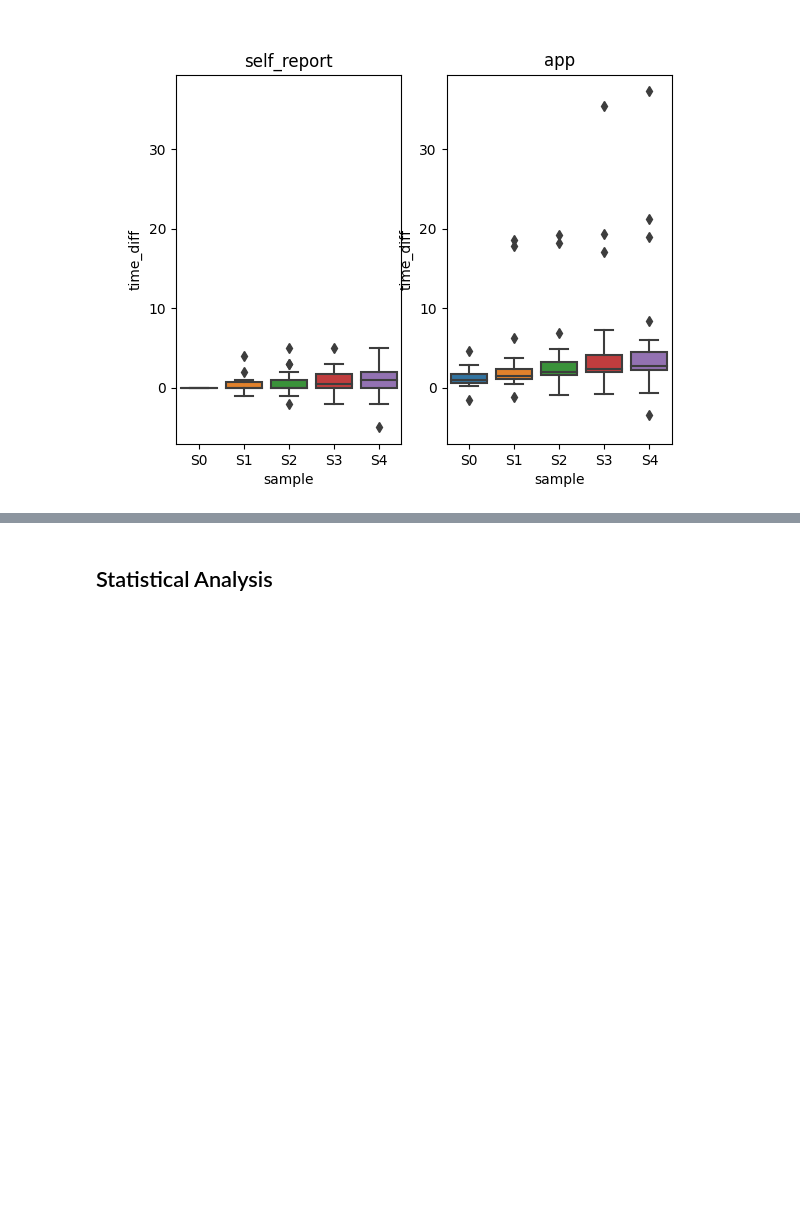
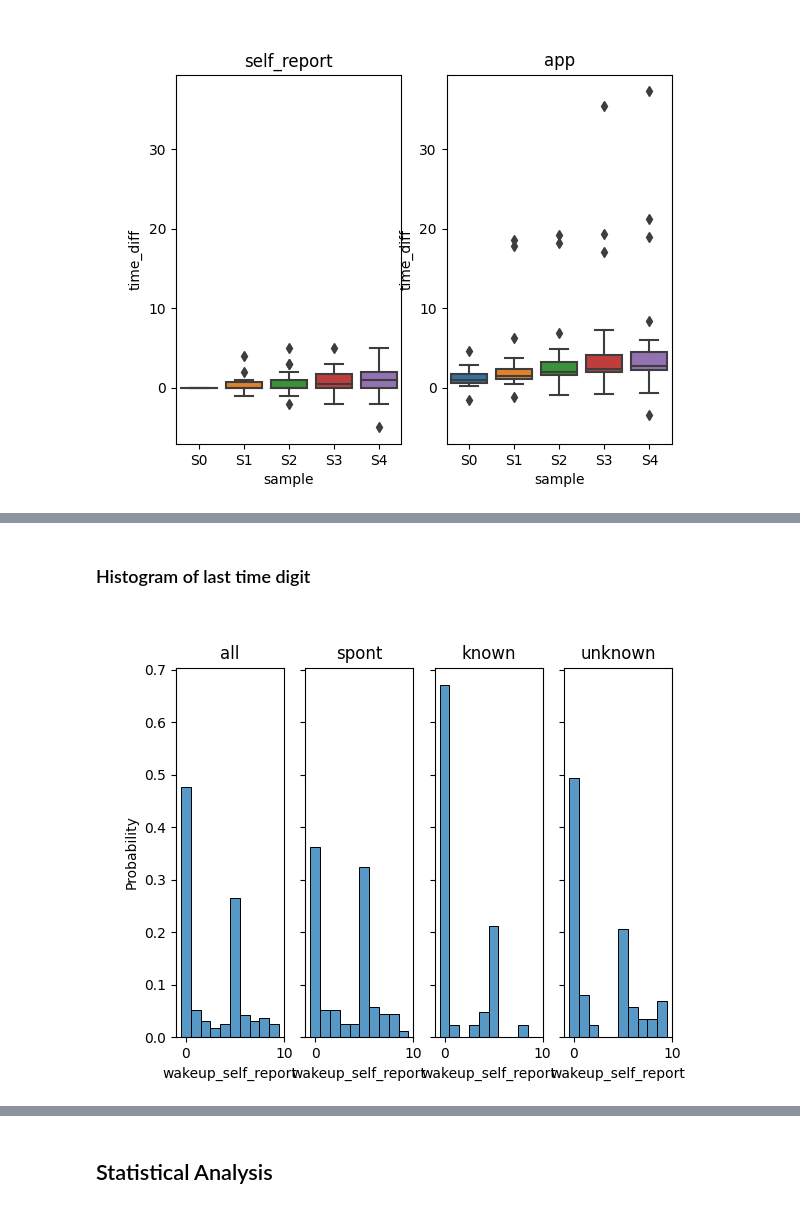
Before and after one commit to mad-lab-fau/carwatch-analysis, a Jupyter notebook: notebooks/analysis/App_Analysis.ipynb, the cells around one changed output, grey strips where cells are left out. Drawn from its saved outputs; the diff is of its cells as text; code cells hidden in the pictures; blank space fills up the shorter version.

Commit message:
updated plots

```diff
--- a/notebooks/analysis/App_Analysis.ipynb
+++ b/notebooks/analysis/App_Analysis.ipynb
@@ -92 +93,13 @@ Text(0.5, 1.0, 'self_report_only')
 [figure]
+# %% [markdown]
+### Histogram of last time digit
+# %%
+all_sr = cort_samples['wakeup_self_report']
+spont = cort_samples.loc[cort_samples['condition']=='Spontaneous']['wakeup_self_report']
+known_alarm = cort_samples.loc[cort_samples['condition']=='Known Alarm']['wakeup_self_report']
+unknown_alarm = cort_samples.loc[cort_samples['condition']=='Unknown Alarm']['wakeup_self_report']
+
+all_sr = pd.to_timedelta(all_sr).apply(lambda x: x.seconds / 60 % 10)
+spont = pd.to_timedelta(spont).apply(lambda x: x.seconds / 60 % 10)
+known_alarm = pd.to_timedelta(known_alarm).apply(lambda x: x.seconds / 60 % 10)
+unknown_alarm = pd.to_timedelta(unknown_alarm).apply(lambda x: x.seconds / 60 % 10)
@@ -92,0 +116,9 @@ Text(0.5, 1.0, 'self_report_only')
+# %%
+fig, (ax0, ax1, ax2, ax3) = plt.subplots(1, 4, sharey = True)
+sns.histplot(all_sr,stat="probability", bins=10, binrange=[0,9], discrete=True, ax=ax0).set_title('all')
+sns.histplot(spont,stat="probability", bins=10, binrange=[0,9], discrete=True, ax=ax1).set_title('spont')
+sns.histplot(known_alarm,stat="probability", bins=10, binrange=[0,9], discrete=True, ax=ax2).set_title('known')
+sns.histplot(unknown_alarm,stat="probability", bins=10, binrange=[0,9], discrete=True, ax=ax3).set_title('unknown')
+plt.show()
+# %% [output]
+[figure, added]
```
Also changed, not shown: parts of 5 cells of this notebook, 2 other files.
